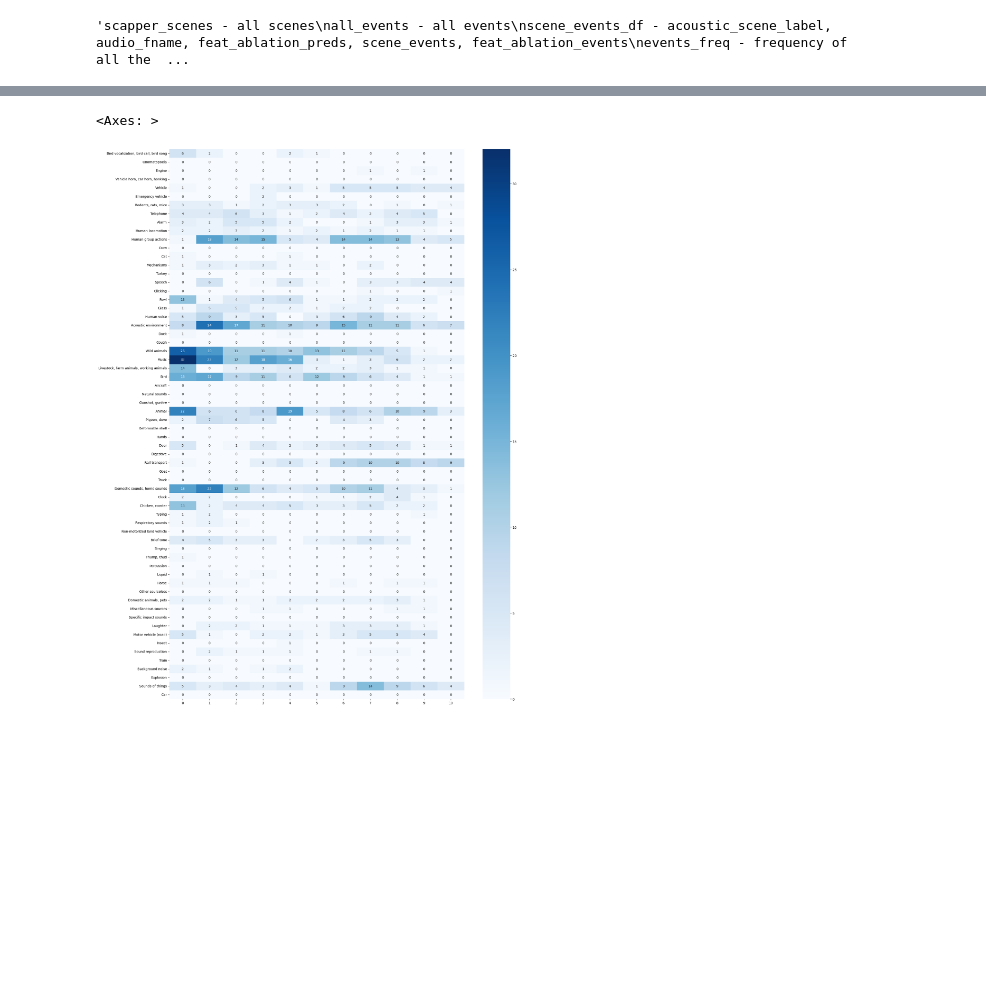
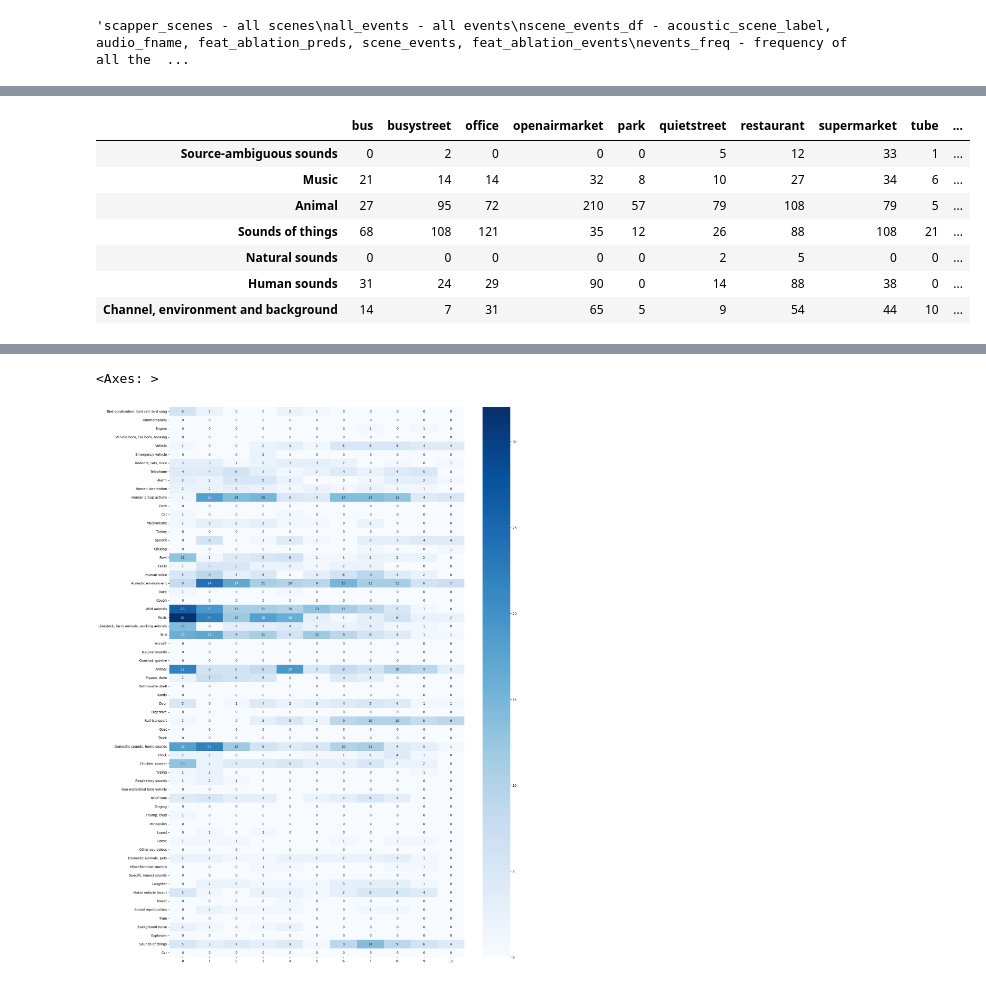
Before and after one commit to darshitttt/Scene_X_Events, a Jupyter notebook: scapper_panns_afterFeatAblation.ipynb, the cells around one changed output, grey strips where cells are left out. Saved outputs shown, nothing was run; the diff lists cells and outputs as text; code cells hidden in the pictures; blank space fills up the shorter version.

```diff
--- a/scapper_panns_afterFeatAblation.ipynb
+++ b/scapper_panns_afterFeatAblation.ipynb
@@ -185,3 +279,15 @@ for scene in events_based_on_scene:
+# %%
+pd.DataFrame(scene_parent_eventClass_count)
+#scene_parent_eventClass_count_df.drop(scene_parent_eventClass_count_df.tail(1).index, inplace=True)
+# %% [output]
+|  | bus | busystreet | office | openairmarket | park | quietstreet | restaurant | supermarket | tube | ... |
+| Source-ambiguous sounds | 0 | 2 | 0 | 0 | 0 | 5 | 12 | 33 | 1 | ... |
+| Music | 21 | 14 | 14 | 32 | 8 | 10 | 27 | 34 | 6 | ... |
+| Animal | 27 | 95 | 72 | 210 | 57 | 79 | 108 | 79 | 5 | ... |
+| Sounds of things | 68 | 108 | 121 | 35 | 12 | 26 | 88 | 108 | 21 | ... |
+| Natural sounds | 0 | 0 | 0 | 0 | 0 | 2 | 5 | 0 | 0 | ... |
+| Human sounds | 31 | 24 | 29 | 90 | 0 | 14 | 88 | 38 | 0 | ... |
+| Channel, environment and background | 14 | 7 | 31 | 65 | 5 | 9 | 54 | 44 | 10 | ... |
 # %%
 import seaborn as sns
 import matplotlib.pyplot as plt
```
Also changed, not shown: parts of 15 cells of this notebook, 3 other files.
